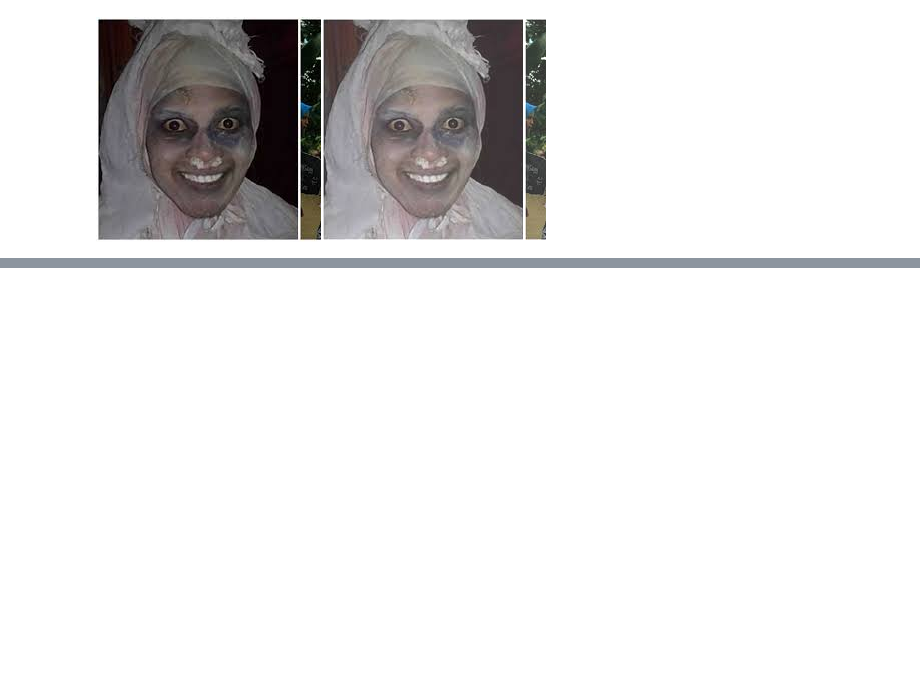
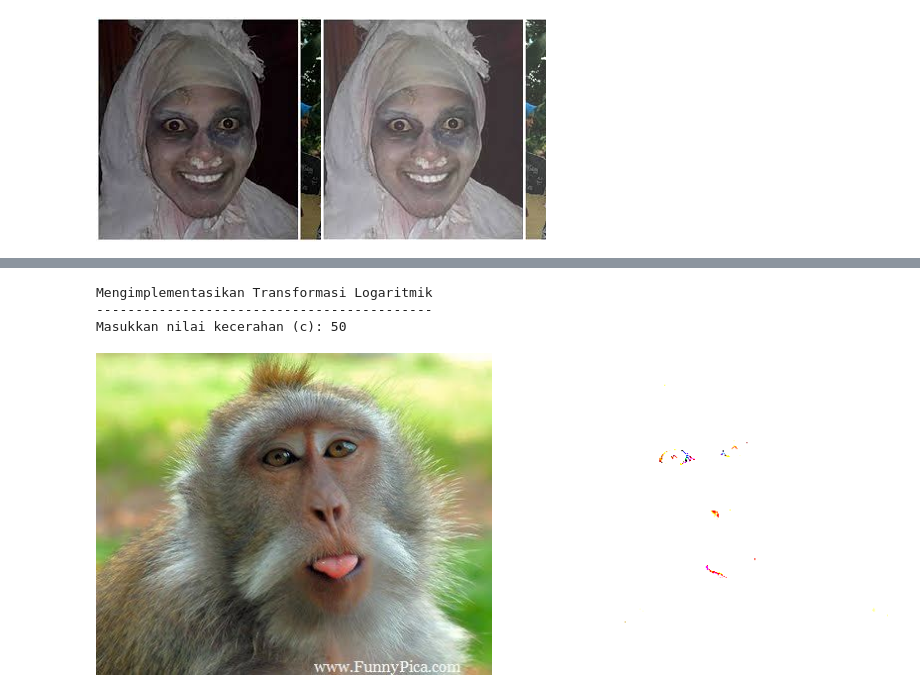
Before and after one commit to bayugilangpamungkas/PCVK_Ganjil_2021, a Jupyter notebook: week3.ipynb, the cells around one changed output, grey strips where cells are left out. Cells and saved outputs as stored; diff of their text form; code cells hidden in the pictures; blank space fills up the shorter version.

```diff
--- a/week3.ipynb
+++ b/week3.ipynb
@@ -96,0 +131,43 @@ cv2_imshow(woman_result)
+# %%
+import cv2
+import numpy as np
+from google.colab.patches import cv2_imshow
+
+print("Mengimplementasikan Transformasi Logaritmik")
+print("-------------------------------------------")
+
+# Baca gambar
+original = cv2.imread("/content/drive/MyDrive/PCVK_4K/monyet.jpg")
+
+# Cek apakah gambar berhasil di-load
+if original is None:
+    print("Gambar tidak ditemukan. Periksa kembali path gambar.")
+else:
+    try:
+        # Ambil input brightness dari pengguna
+        brightness = float(input('Masukkan nilai kecerahan (c): '))
+    except ValueError:
+        print('Error, input harus berupa angka')
+
+    # Normalisasi gambar (0-1)
+    normalized_image = original / 255.0
+
+    # Konstanta c untuk transformasi logaritmik
+    c = brightness
+
+    # Aplikasikan transformasi logaritmik
+    log_image = c * np.log1p(normalized_image)
+
+    # Kembalikan ke skala 0-255
+    log_image = np.uint8(np.clip(log_image * 255, 0, 255))
+
+    # Gabungkan gambar asli dan hasil transformasi logaritmik
+    final_frame = cv2.hconcat((original, log_image))
+
+    # Tampilkan gambar
+    cv2_imshow(final_frame)
+# %% [output]
+Mengimplementasikan Transformasi Logaritmik
+-------------------------------------------
+Masukkan nilai kecerahan (c): 50
+[figure, added]
```
Also changed, not shown: parts of 7 cells of this notebook.
